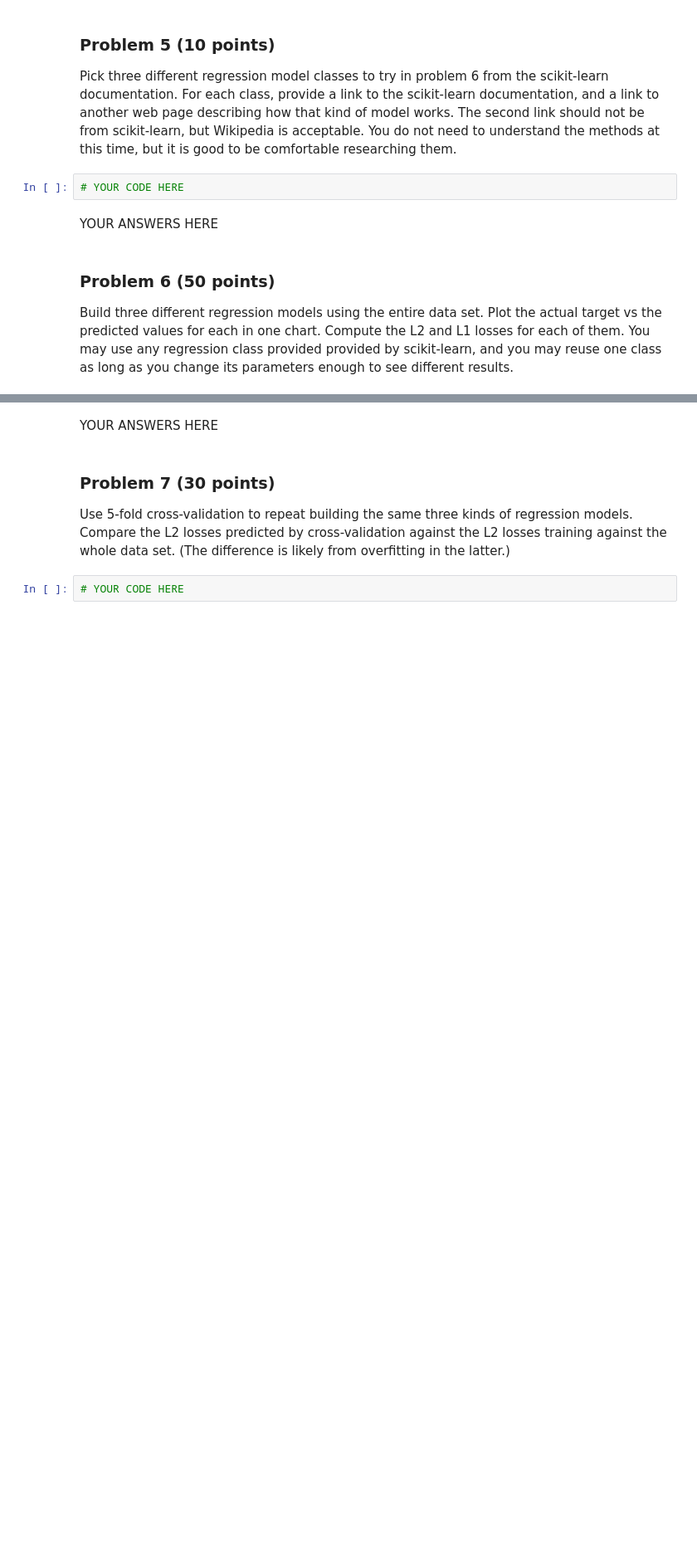
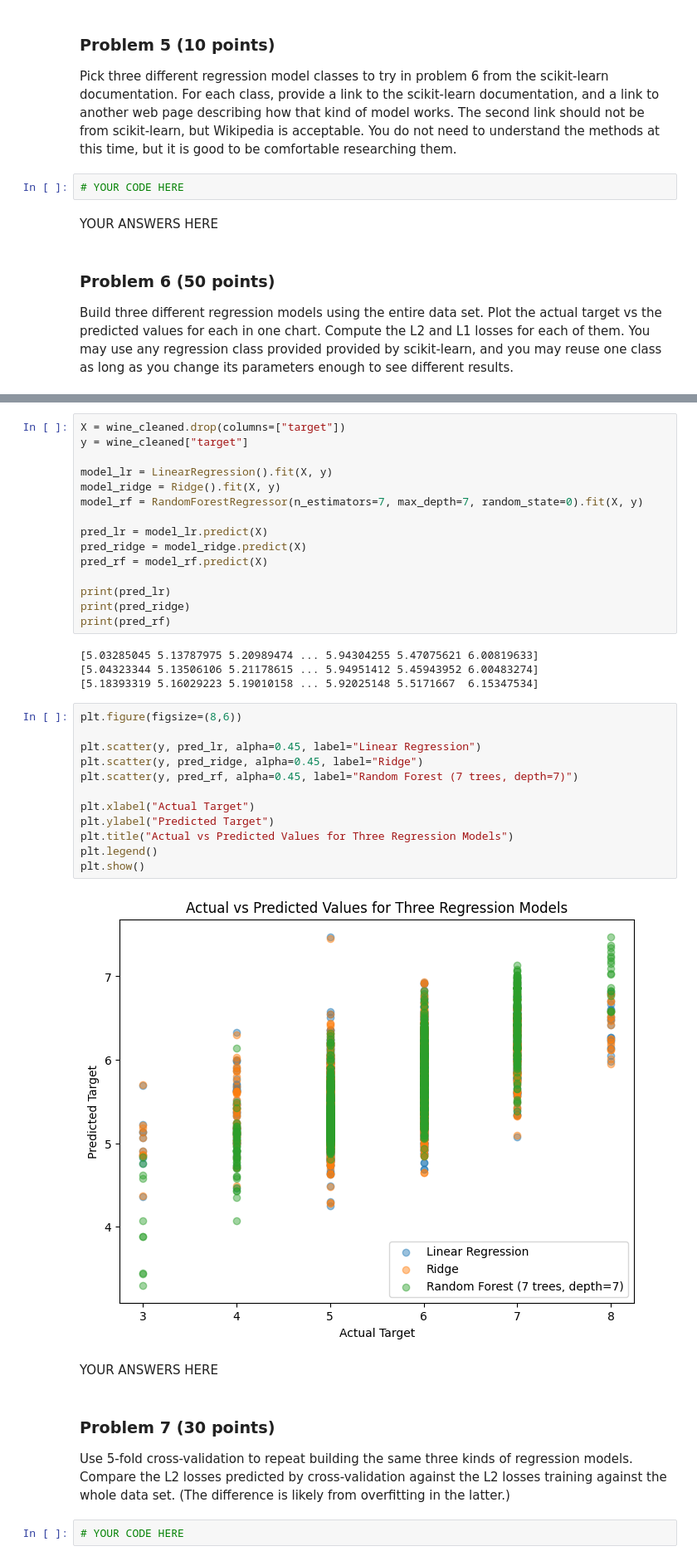
Before and after one commit to egarr831/dx602-final-project, a Jupyter notebook: project.ipynb, the cells around one changed output, grey strips where cells are left out. Shown at 83% size. Drawn from its saved outputs; the diff is of its cells as text; blank space fills up the shorter version.

```diff
--- a/project.ipynb
+++ b/project.ipynb
@@ -332,3 +386,36 @@ You may use any regression class provided provided by scikit-learn, and you may
+# %%
+X = wine_cleaned.drop(columns=["target"])
+y = wine_cleaned["target"]
+
+model_lr = LinearRegression().fit(X, y)
+model_ridge = Ridge().fit(X, y)
+model_rf = RandomForestRegressor(n_estimators=7, max_depth=7, random_state=0).fit(X, y)
+
+pred_lr = model_lr.predict(X)
+pred_ridge = model_ridge.predict(X)
+pred_rf = model_rf.predict(X)
+
+print(pred_lr)
+print(pred_ridge)
+print(pred_rf)
+# %% [output]
+[5.03285045 5.13787975 5.20989474 ... 5.94304255 5.47075621 6.00819633]
+[5.04323344 5.13506106 5.21178615 ... 5.94951412 5.45943952 6.00483274]
+[5.18393319 5.16029223 5.19010158 ... 5.92025148 5.5171667  6.15347534]
+# %%
+plt.figure(figsize=(8,6))
+
+plt.scatter(y, pred_lr, alpha=0.45, label="Linear Regression")
+plt.scatter(y, pred_ridge, alpha=0.45, label="Ridge")
+plt.scatter(y, pred_rf, alpha=0.45, label="Random Forest (7 trees, depth=7)")
+
+plt.xlabel("Actual Target")
+plt.ylabel("Predicted Target")
+plt.title("Actual vs Predicted Values for Three Regression Models")
+plt.legend()
+plt.show()
+# %% [output]
+[figure, added]
 # %% [markdown]
 YOUR ANSWERS HERE
 # %% [markdown]
```
Also changed, not shown: parts of 8 cells of this notebook.
